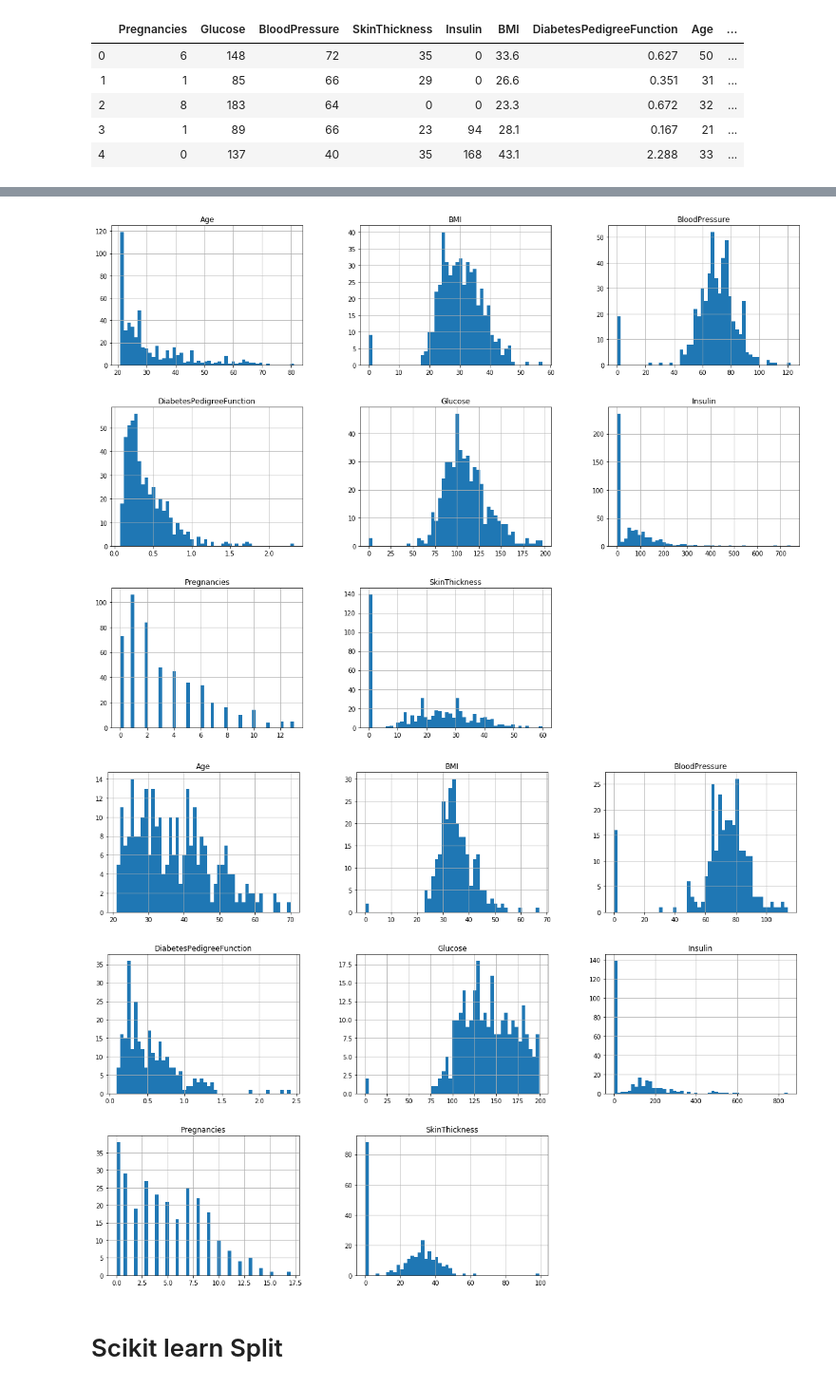
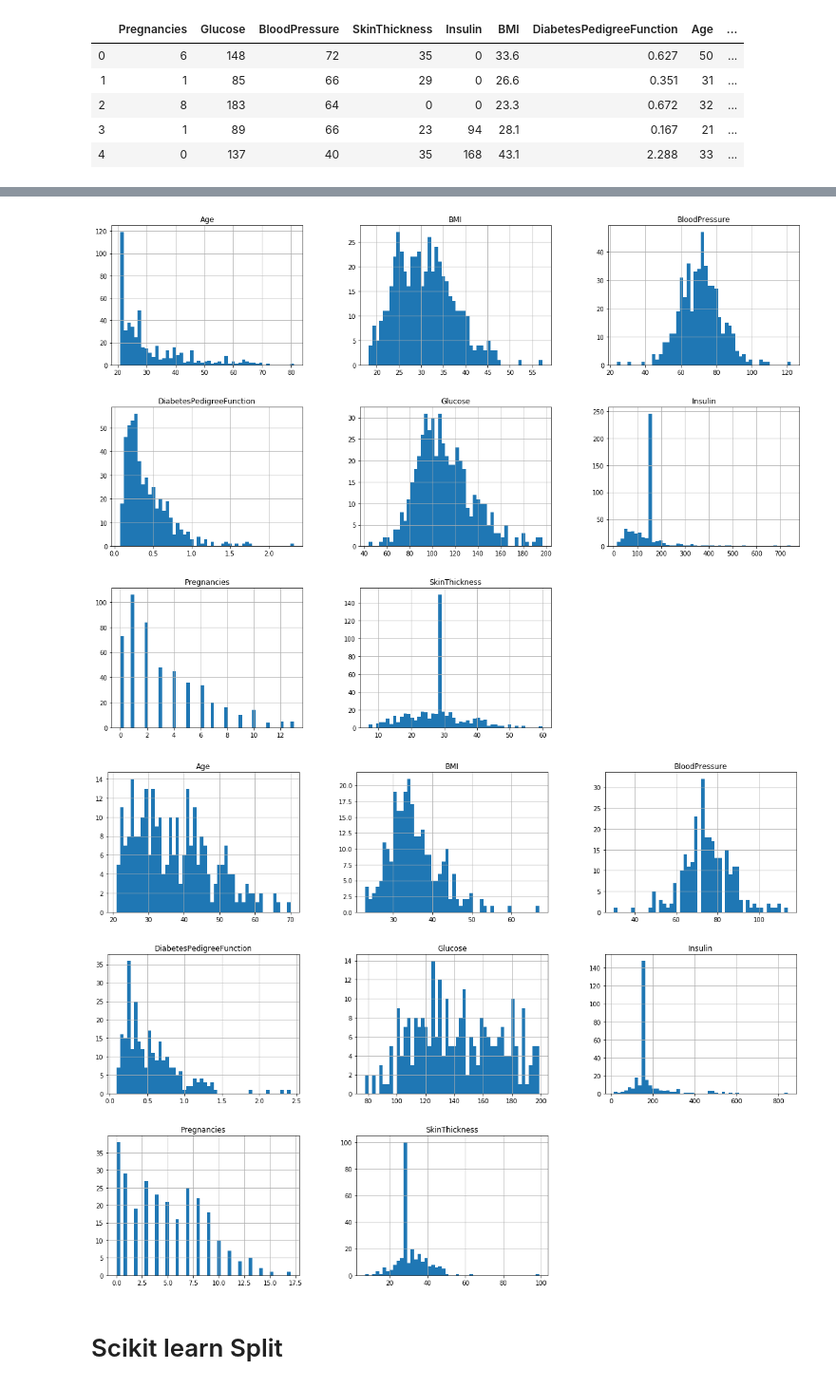
Before and after one commit to habiburrahmankhan/Diabetes-Prediction-Patient, a Jupyter notebook: diabetesprediction.ipynb, the cells around one changed output, grey strips where cells are left out. Shown at 95% size. Saved outputs shown, nothing was run; the diff lists cells and outputs as text; code cells hidden in the pictures.

```diff
--- a/diabetesprediction.ipynb
+++ b/diabetesprediction.ipynb
@@ -12,4 +52,4 @@ import matplotlib.pyplot as plt
 # %%
-dfx = pd.read_csv("diabetes.csv")
+data = pd.read_csv("diabetes.csv")
 # %% [markdown]
 ### Inspect the Dataset
@@ -34,0 +136,7 @@ print(Y.shape)
+# %%
+zero_avoid = ["Glucose" , "BloodPressure", "SkinThickness", "Insulin" , "BMI"]
+# %%
+for i in zero_avoid:
+    data[i]= data[i].replace(0 , np.NaN)
+    mean = int( data[i].mean(skipna = True) )
+    data[i] = data[i].replace( np.NaN , mean)
@@ -40,8 +157,8 @@ plt.show()
 # %%
-dfx.groupby('Outcome').hist(bins=50 , figsize=(20, 15))
+data.groupby('Outcome').hist(bins=50 , figsize=(20, 15))
 plt.show()
 # %% [output]
-[figure, old version]
+[figure, new version]
-[figure, old version]
+[figure, new version]
 # %% [markdown]
 # Scikit learn Split
```
Also changed, not shown: parts of 67 cells of this notebook, 9 other files.
